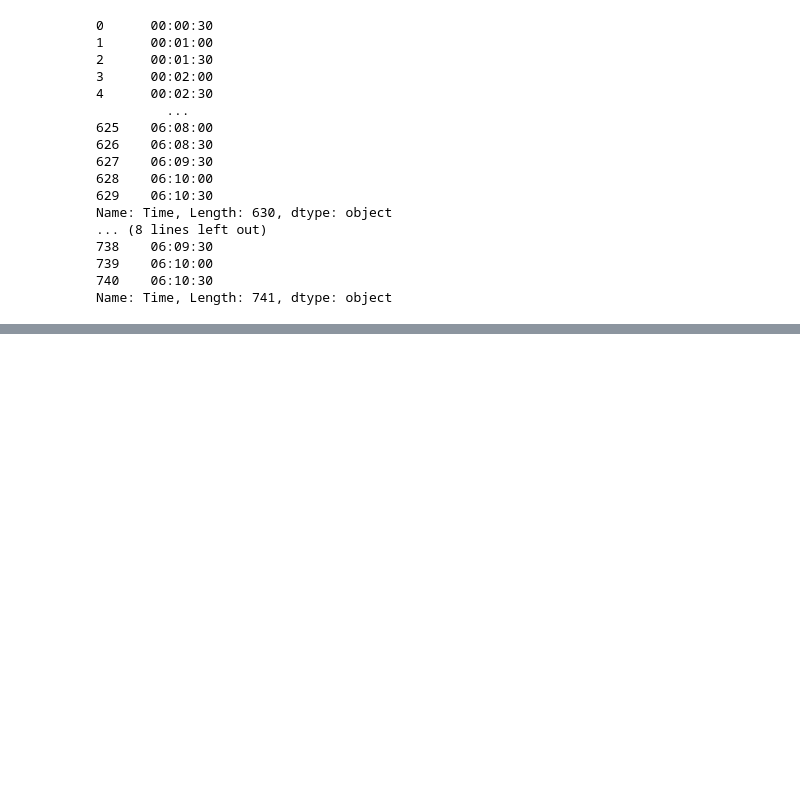
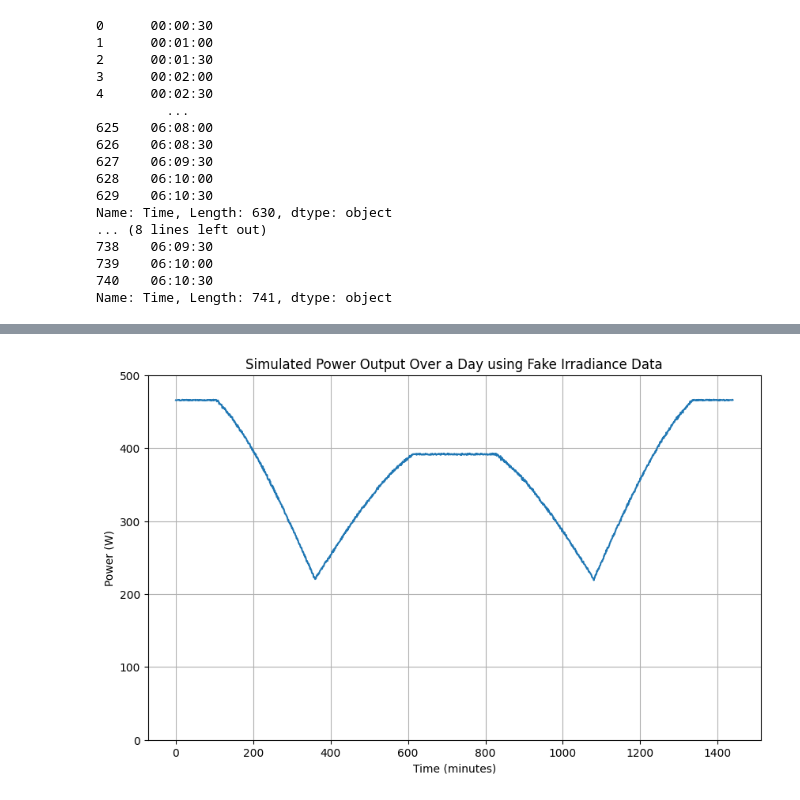
Before and after one commit to Manish-Khanalv1/South-Pole-Data, a Jupyter notebook: data_plot_25_12.ipynb, the cells around one changed output, grey strips where cells are left out. Cells and saved outputs as stored; diff of their text form; code cells hidden in the pictures; blank space fills up the shorter version.

```diff
--- a/data_plot_25_12.ipynb
+++ b/data_plot_25_12.ipynb
@@ -266,0 +292,28 @@ Name: Time, Length: 741, dtype: object
+# %%
+def simulated_power(angle,dir, diff, up):
+
+     eff_dir = 0.15  # Assume 15% efficiency
+     eff_diff = 0.05  # Assume 5% efficiency for diffuse
+     eff_upwelling = 0.08  # Assume 8% efficiency for upwelling
+     eff_back = 0.70  # Assume 70% efficiency for back side
+     area = 2.0  # Assume 2 square meter panel
+
+     eff_ir_towards = (abs(angle)*eff_dir*dir + diff*eff_diff + up*eff_upwelling)*area
+     eff_ir_away = (diff*eff_diff + up*eff_upwelling)*area
+
+     power = []
+
+     #  zip() to loop through the pre-calculated arrays step-by-step
+     for a, ir_towards, ir_away in zip(angle, eff_ir_towards, eff_ir_away):
+        if a < 0:
+            # Sun hits BACK side.
+            # Back gets the ir_towards and scaled by eff_back
+            p_instant = np.clip((ir_towards * eff_back),0,262) + np.clip((ir_away),0,145)
+        else:
+            # Sun hits FRONT side.
+            # Front gets ir_towards
+            p_instant = np.clip((ir_towards),0,375) + np.clip((ir_away * eff_back),0,112)
+
+        power.append(p_instant)
+
+     return power
@@ -266,0 +324,12 @@ Name: Time, Length: 741, dtype: object
+# %%
+plt.figure(figsize=(10, 6))
+
+plt.plot(time,simulated_power(solar_angle,dir_data, diff_data, up_data))
+plt.title('Simulated Power Output Over a Day using Fake Irradiance Data')
+plt.ylabel('Power (W)')
+plt.xlabel('Time (minutes)')
+plt.grid(True)
+plt.ylim(0,500)
+plt.show()
+# %% [output]
+[figure, added]
```
Also changed, not shown: parts of 11 cells of this notebook.
